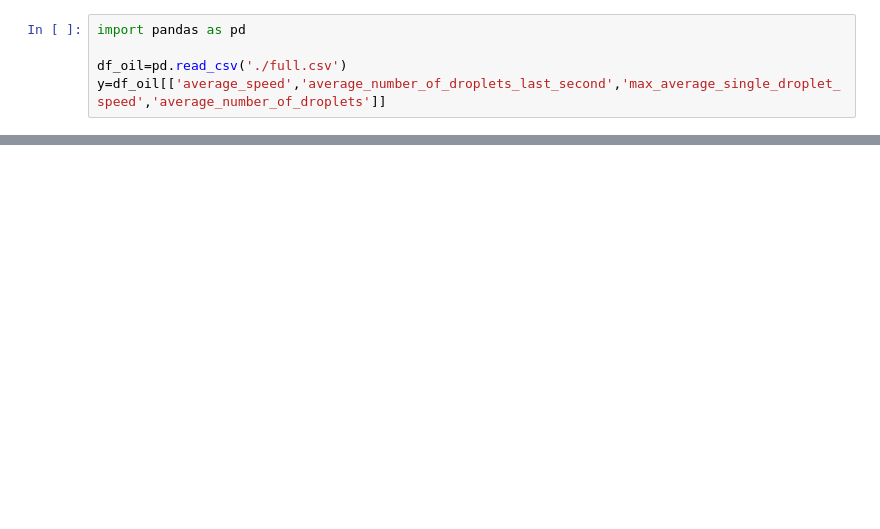
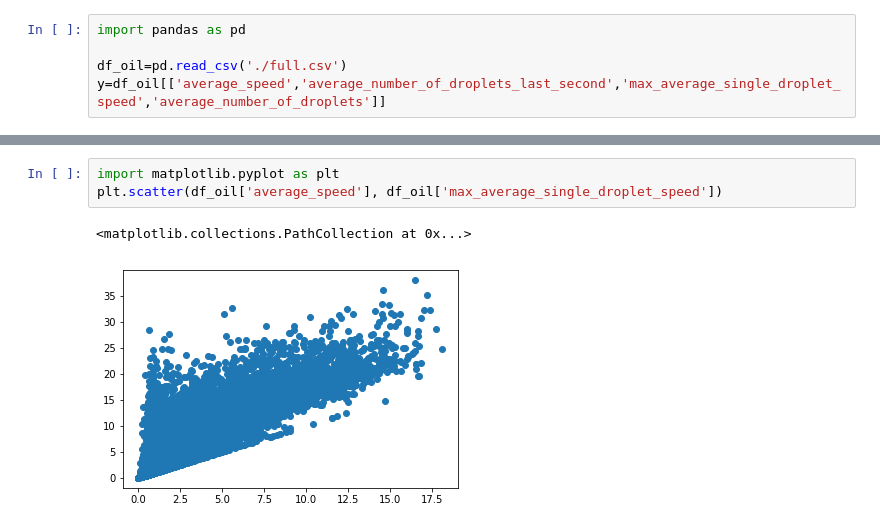
Before and after one commit to zhangsushen1992/dan2e, a Jupyter notebook: Untitled.ipynb, the cells around one changed output, grey strips where cells are left out. Drawn from its saved outputs; the diff is of its cells as text; blank space fills up the shorter version.

```diff
--- a/Untitled.ipynb
+++ b/Untitled.ipynb
@@ -49,0 +78,6 @@ corr.style.background_gradient(cmap='Accent')
+# %%
+import matplotlib.pyplot as plt
+plt.scatter(df_oil['average_speed'], df_oil['max_average_single_droplet_speed'])
+# %% [output]
+<matplotlib.collections.PathCollection at 0x...>
+[figure, added]
```
Also changed, not shown: parts of 2 cells of this notebook, 4 other files.
